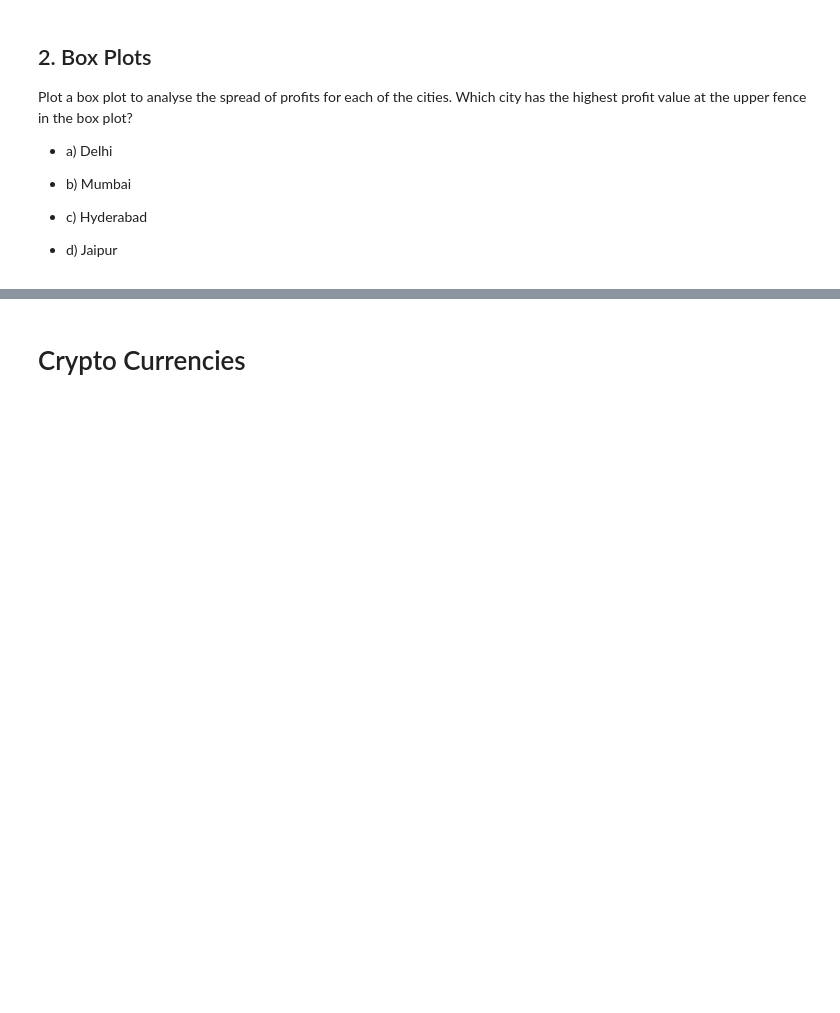
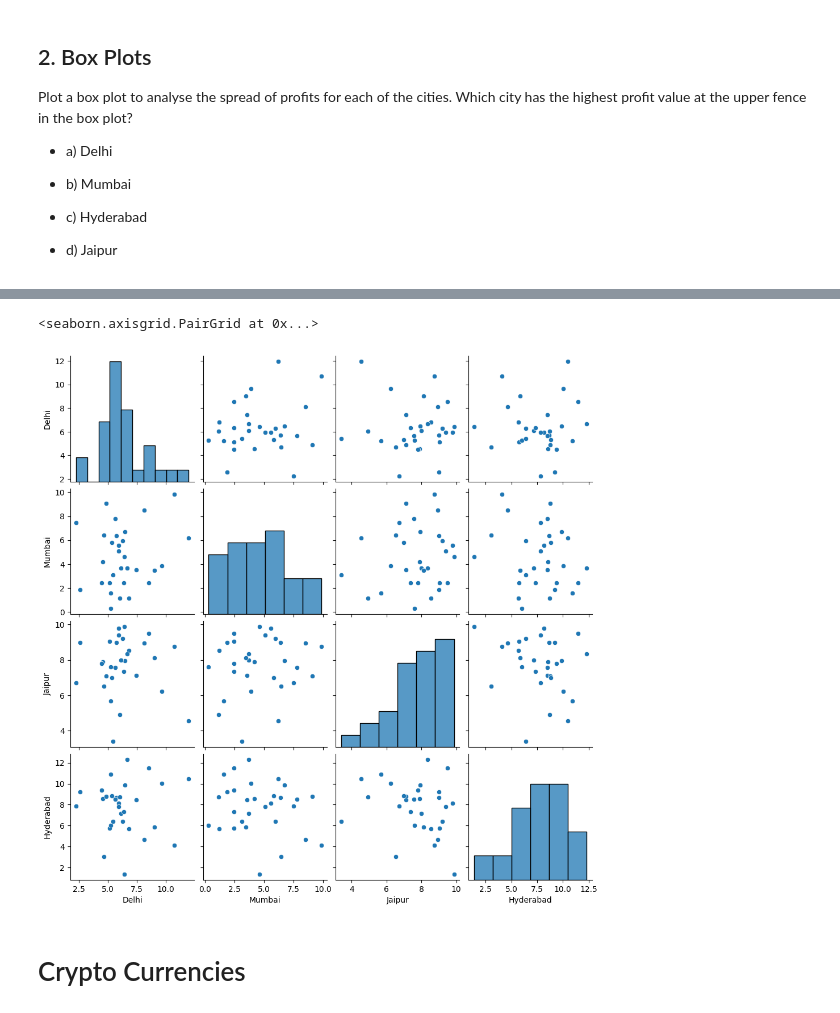
Before and after one commit to suddhasish/PGPAIML, a Jupyter notebook: Data visualization/matplotlib/Practice Questions Session 2/Practice Questions - Session 2 - Student Version.ipynb, the cells around one changed output, grey strips where cells are left out. Saved outputs shown, nothing was run; the diff lists cells and outputs as text; code cells hidden in the pictures; blank space fills up the shorter version.

```diff
--- a/Data visualization/matplotlib/Practice Questions Session 2/Practice Questions - Session 2 - Student Version.ipynb
+++ b/Data visualization/matplotlib/Practice Questions Session 2/Practice Questions - Session 2 - Student Version.ipynb
@@ -55,3 +119,8 @@ Plot a box plot to analyse the spread of profits for each of the cities. Which c
+# %%
+sns.pairplot(df)
+# %% [output]
+<seaborn.axisgrid.PairGrid at 0x...>
+[figure, added]
 # %% [markdown]
 # Crypto Currencies
 # %% [markdown]
```
Also changed, not shown: parts of 13 cells of this notebook, 21 other files.
